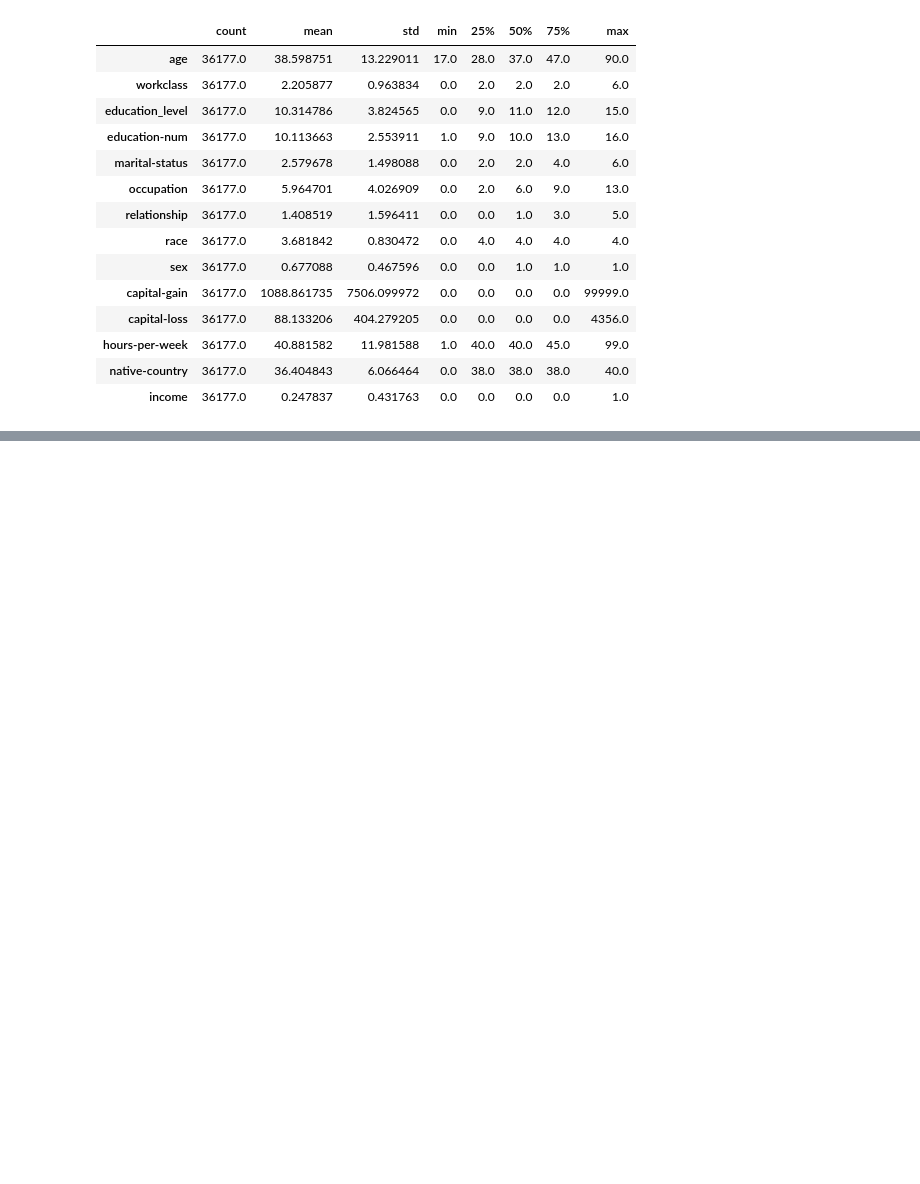
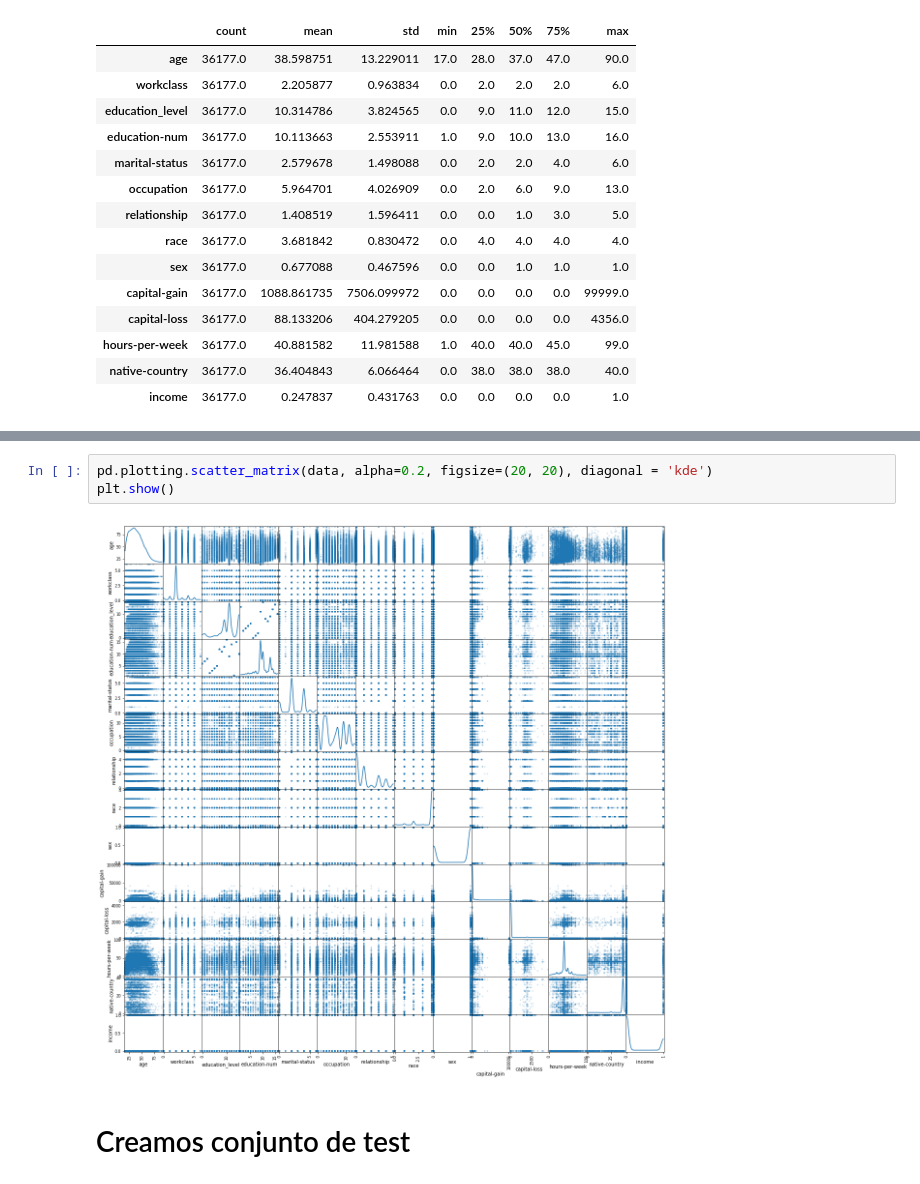
Before and after one commit to unaiherran/mod-machine-learning, a Jupyter notebook: census_clasificacion.ipynb, the cells around one changed output, grey strips where cells are left out. Saved outputs shown, nothing was run; the diff lists cells and outputs as text; blank space fills up the shorter version.

```diff
--- a/census_clasificacion.ipynb
+++ b/census_clasificacion.ipynb
@@ -180,0 +227,7 @@ data.head(10)
+# %%
+pd.plotting.scatter_matrix(data, alpha=0.2, figsize=(20, 20), diagonal = 'kde')
+plt.show()
+# %% [output]
+[figure, added]
+# %% [markdown]
+# Creamos conjunto de test
```
Also changed, not shown: parts of 50 cells of this notebook.
